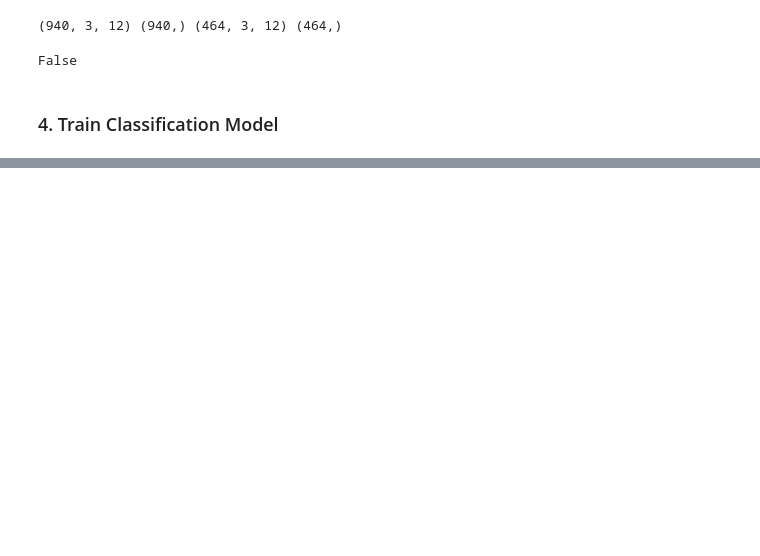
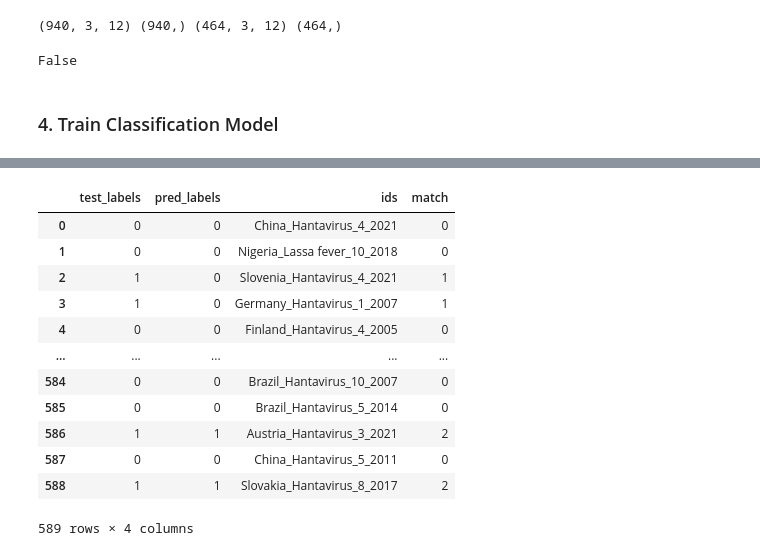
Before and after one commit to nimirz/RBDML, a Jupyter notebook: code/model/01_Classify.ipynb, the cells around one changed output, grey strips where cells are left out. Saved outputs shown, nothing was run; the diff lists cells and outputs as text; code cells hidden in the pictures; blank space fills up the shorter version.

```diff
--- a/code/model/01_Classify.ipynb
+++ b/code/model/01_Classify.ipynb
@@ -159,0 +182,6 @@ plt.show()
+# %%
+outdf = pd.DataFrame({
+    'test_labels': y_test,
+    'pred_labels': fp_preds,
+    'ids': ids_test
+})
@@ -159,0 +192,18 @@ plt.show()
+# %%
+outdf['match'] = outdf.test_labels + outdf.pred_labels
+# %%
+outdf[outdf]
+# %% [output]
+|  | test_labels | pred_labels | ids | match |
+| 0 | 0 | 0 | China_Hantavirus_4_2021 | 0 |
+| 1 | 0 | 0 | Nigeria_Lassa fever_10_2018 | 0 |
+| 2 | 1 | 0 | Slovenia_Hantavirus_4_2021 | 1 |
+| 3 | 1 | 0 | Germany_Hantavirus_1_2007 | 1 |
+| 4 | 0 | 0 | Finland_Hantavirus_4_2005 | 0 |
+| ... | ... | ... | ... | ... |
+| 584 | 0 | 0 | Brazil_Hantavirus_10_2007 | 0 |
+| 585 | 0 | 0 | Brazil_Hantavirus_5_2014 | 0 |
+| 586 | 1 | 1 | Austria_Hantavirus_3_2021 | 2 |
+| 587 | 0 | 0 | China_Hantavirus_5_2011 | 0 |
+| 588 | 1 | 1 | Slovakia_Hantavirus_8_2017 | 2 |
+589 rows × 4 columns
```
Also changed, not shown: parts of 30 cells of this notebook, 5 other files.
